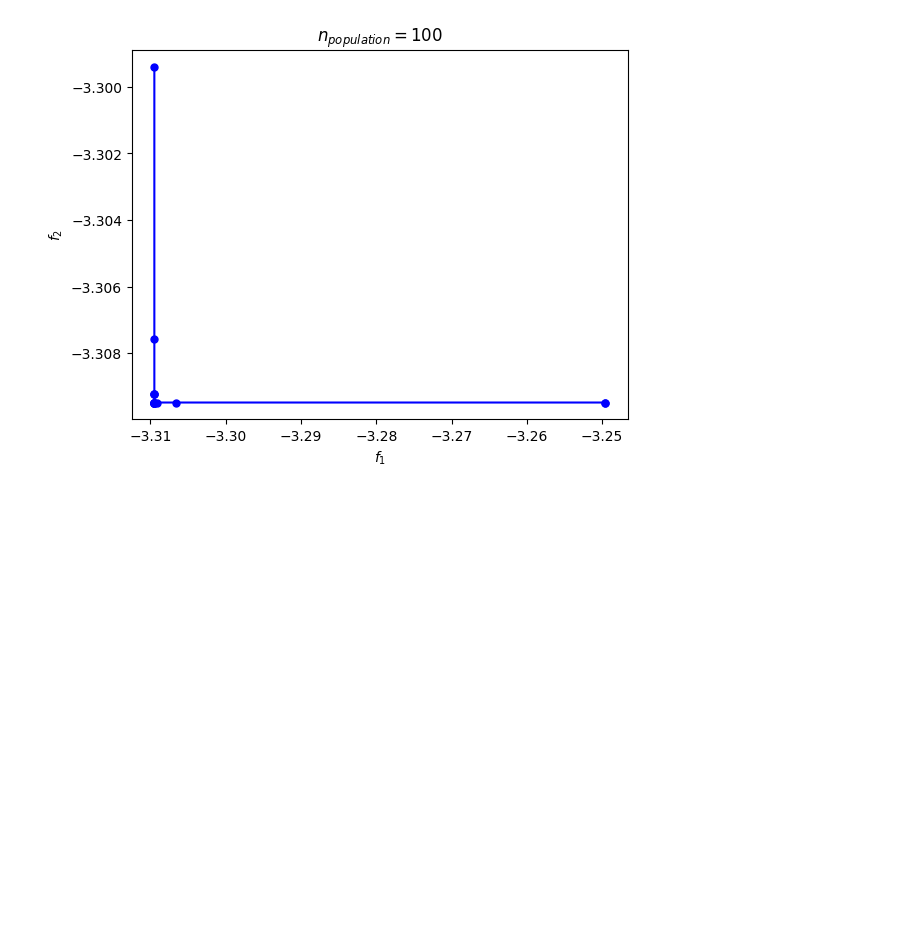
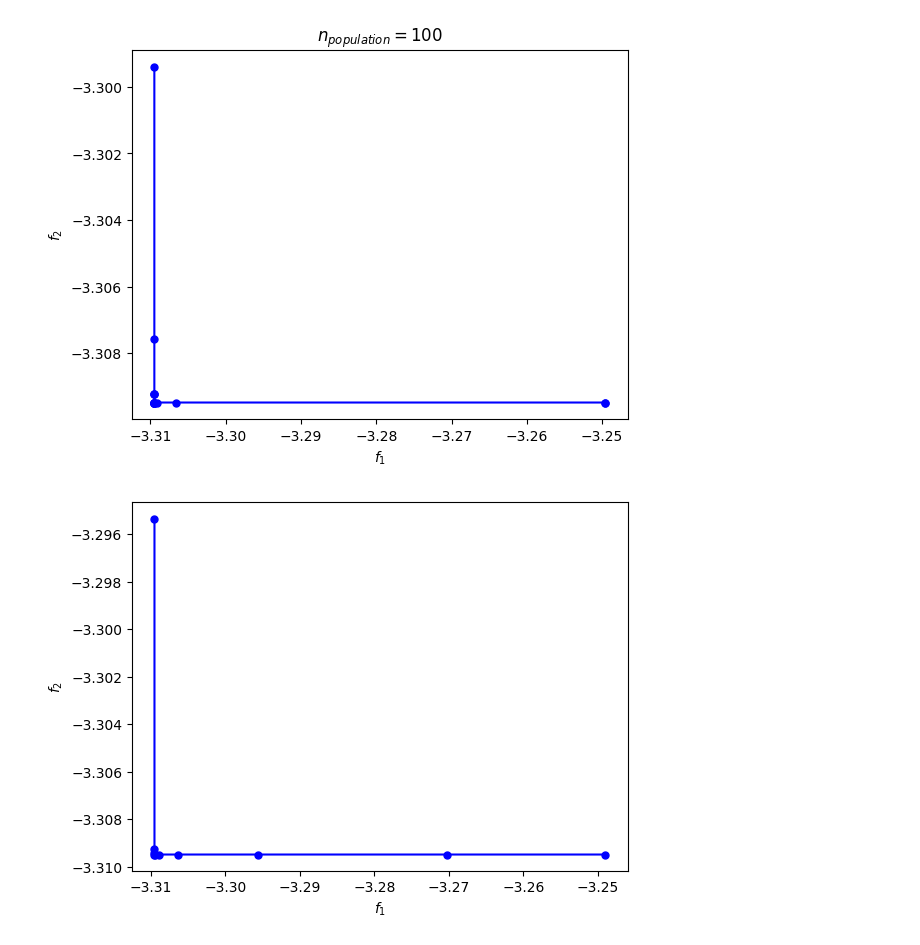
Before and after one commit to peterschaefers/MEP, a Jupyter notebook: MOO NSGAii simulation.ipynb, the cells around one changed output. Cells and saved outputs as stored; diff of their text form; code cells hidden in the pictures; blank space fills up the shorter version.

```diff
--- a/MOO NSGAii simulation.ipynb
+++ b/MOO NSGAii simulation.ipynb
@@ -284,3 +307,48 @@ plt.title(fr"$n_{{population}} = {100}$")
 plt.show()
 # %% [output]
 [figure]
+# %%
+def get_latest_pareto_file(folder='data_Pareto'):
+    # Regular expression to match filenames with timestamp at the beginning
+    pattern = re.compile(r'^(\d{8}-\d{6})-.*-Pareto data\.npz$')
+
+    latest_time = None
+    latest_file = None
+
+    for filename in os.listdir(folder):
+        match = pattern.match(filename)
+        if match:
+            timestamp_str = match.group(1)
+            try:
+                # Convert string to datetime object for easy comparison
+                from datetime import datetime
+                timestamp = datetime.strptime(timestamp_str, '%Y%m%d-%H%M%S')
+                if latest_time is None or timestamp > latest_time:
+                    latest_time = timestamp
+                    latest_file = filename
+            except ValueError:
+                continue  # Skip if timestamp parsing fails
+
+    if latest_file:
+        return os.path.join(folder, latest_file)
+    else:
+        return None  # No valid files found
+
+def plot_latest_pareto_front(file=None):
+    assert file is not None, "No file provided, provide file"
+
+    data = np.load(file)
+    result_1 = data['F']
+    order = np.argsort(result_1[:, 0])
+
+    plt.plot(result_1[order, 1], result_1[order, 0], 'o', markersize=5, c='blue' )
+    plt.plot(result_1[order, 1], result_1[order, 0], c='blue')
+    plt.xlabel(r"$f_1$")
+    plt.ylabel(r"$f_2$")
+    plt.show()
+    return None
+# %%
+file = get_latest_pareto_file()
+plot_latest_pareto_front(file)
+# %% [output]
+[figure, added]
```
Also changed, not shown: parts of 5 cells of this notebook, 9 other files.
